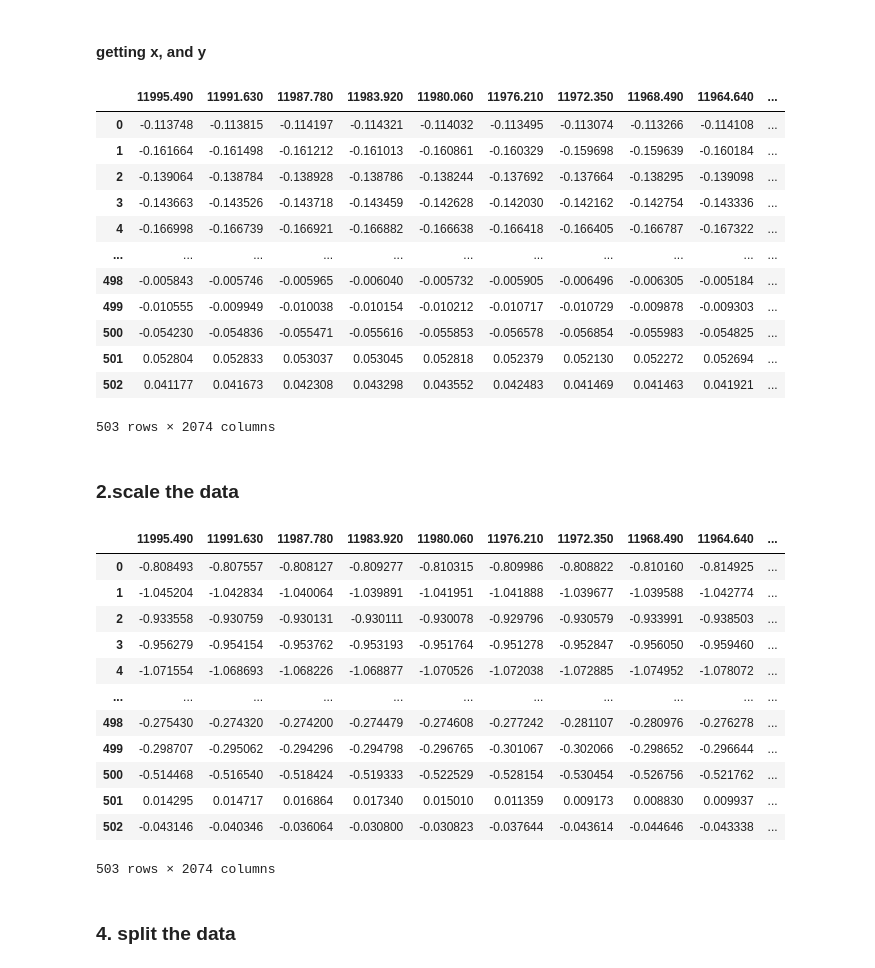
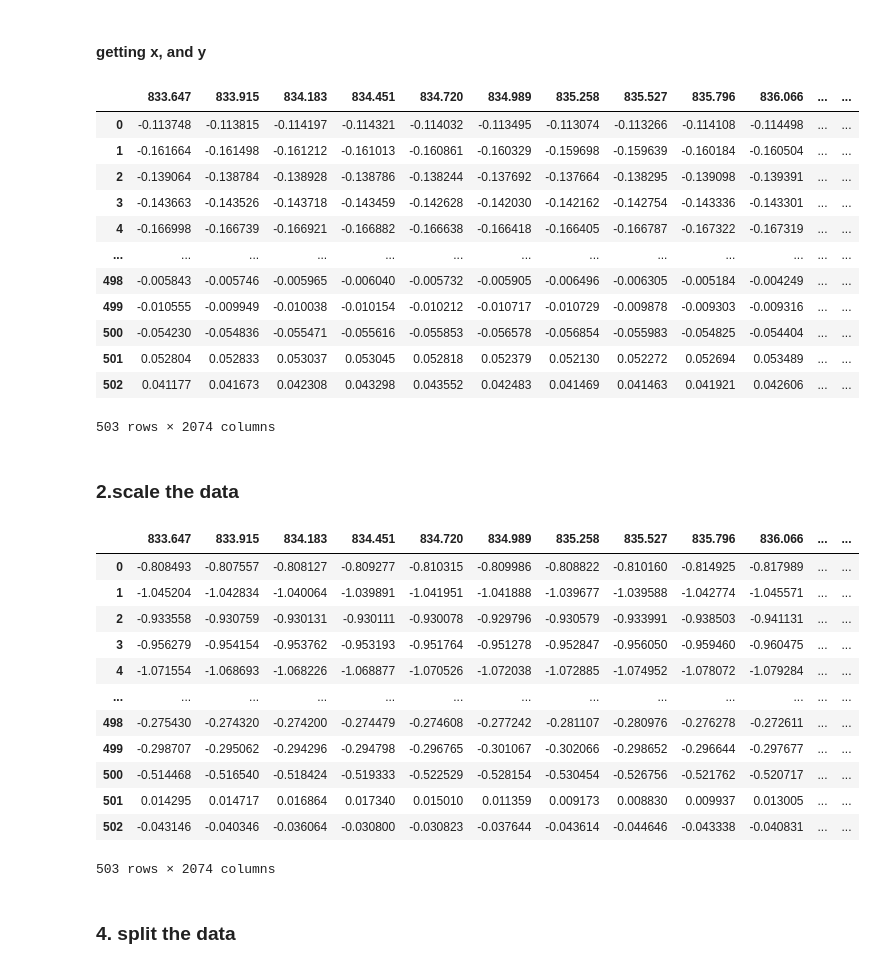
Before and after one commit to eahussein/apple_classification, a Jupyter notebook: workF_ml_1000.ipynb, the cells around one changed output. Saved outputs shown, nothing was run; the diff lists cells and outputs as text; code cells hidden in the pictures.

```diff
--- a/workF_ml_1000.ipynb
+++ b/workF_ml_1000.ipynb
@@ -26,3 +26,11 @@ df = pd.read_excel('/users/hussein/source/apple_classification/data/Detect-GS.xl
 df.shape
 # %% [output]
 (503, 2078)
+# %%
+wavenumbers = np.float_(df.columns[4:])
+type(wavenumbers[0])
+wavelengths = (1/wavenumbers)*10**7
+
+print(str(wavenumbers[0])+", "+ str(wavelengths[0]))
+df.columns.values[4:] = np.round(wavelengths, 3)
+df.head(4)
@@ -34,21 +50,21 @@ ax = sns.countplot(x="Condition",data=df)
 # %% [markdown]
 #### getting x, and y
 # %%
-df_input= df.drop(['Sample', 'Condition', 'Age', 'Source'], axis=1)
+df_input= df.iloc[:, 4: ]
 df_input
 # %% [output]
-|  | 11995.490 | 11991.630 | 11987.780 | 11983.920 | 11980.060 | 11976.210 | 11972.350 | 11968.490 | 11964.640 | ... |
-| 0 | -0.113748 | -0.113815 | -0.114197 | -0.114321 | -0.114032 | -0.113495 | -0.113074 | -0.113266 | -0.114108 | ... |
-| 1 | -0.161664 | -0.161498 | -0.161212 | -0.161013 | -0.160861 | -0.160329 | -0.159698 | -0.159639 | -0.160184 | ... |
-| 2 | -0.139064 | -0.138784 | -0.138928 | -0.138786 | -0.138244 | -0.137692 | -0.137664 | -0.138295 | -0.139098 | ... |
-| 3 | -0.143663 | -0.143526 | -0.143718 | -0.143459 | -0.142628 | -0.142030 | -0.142162 | -0.142754 | -0.143336 | ... |
-| 4 | -0.166998 | -0.166739 | -0.166921 | -0.166882 | -0.166638 | -0.166418 | -0.166405 | -0.166787 | -0.167322 | ... |
-| ... | ... | ... | ... | ... | ... | ... | ... | ... | ... | ... |
-| 498 | -0.005843 | -0.005746 | -0.005965 | -0.006040 | -0.005732 | -0.005905 | -0.006496 | -0.006305 | -0.005184 | ... |
-| 499 | -0.010555 | -0.009949 | -0.010038 | -0.010154 | -0.010212 | -0.010717 | -0.010729 | -0.009878 | -0.009303 | ... |
-| 500 | -0.054230 | -0.054836 | -0.055471 | -0.055616 | -0.055853 | -0.056578 | -0.056854 | -0.055983 | -0.054825 | ... |
-| 501 | 0.052804 | 0.052833 | 0.053037 | 0.053045 | 0.052818 | 0.052379 | 0.052130 | 0.052272 | 0.052694 | ... |
-| 502 | 0.041177 | 0.041673 | 0.042308 | 0.043298 | 0.043552 | 0.042483 | 0.041469 | 0.041463 | 0.041921 | ... |
+|  | 833.647 | 833.915 | 834.183 | 834.451 | 834.720 | 834.989 | 835.258 | 835.527 | 835.796 | 836.066 | ... | ... |
+| 0 | -0.113748 | -0.113815 | -0.114197 | -0.114321 | -0.114032 | -0.113495 | -0.113074 | -0.113266 | -0.114108 | -0.114498 | ... | ... |
+| 1 | -0.161664 | -0.161498 | -0.161212 | -0.161013 | -0.160861 | -0.160329 | -0.159698 | -0.159639 | -0.160184 | -0.160504 | ... | ... |
+| 2 | -0.139064 | -0.138784 | -0.138928 | -0.138786 | -0.138244 | -0.137692 | -0.137664 | -0.138295 | -0.139098 | -0.139391 | ... | ... |
+| 3 | -0.143663 | -0.143526 | -0.143718 | -0.143459 | -0.142628 | -0.142030 | -0.142162 | -0.142754 | -0.143336 | -0.143301 | ... | ... |
+| 4 | -0.166998 | -0.166739 | -0.166921 | -0.166882 | -0.166638 | -0.166418 | -0.166405 | -0.166787 | -0.167322 | -0.167319 | ... | ... |
+| ... | ... | ... | ... | ... | ... | ... | ... | ... | ... | ... | ... | ... |
+| 498 | -0.005843 | -0.005746 | -0.005965 | -0.006040 | -0.005732 | -0.005905 | -0.006496 | -0.006305 | -0.005184 | -0.004249 | ... | ... |
+| 499 | -0.010555 | -0.009949 | -0.010038 | -0.010154 | -0.010212 | -0.010717 | -0.010729 | -0.009878 | -0.009303 | -0.009316 | ... | ... |
+| 500 | -0.054230 | -0.054836 | -0.055471 | -0.055616 | -0.055853 | -0.056578 | -0.056854 | -0.055983 | -0.054825 | -0.054404 | ... | ... |
+| 501 | 0.052804 | 0.052833 | 0.053037 | 0.053045 | 0.052818 | 0.052379 | 0.052130 | 0.052272 | 0.052694 | 0.053489 | ... | ... |
+| 502 | 0.041177 | 0.041673 | 0.042308 | 0.043298 | 0.043552 | 0.042483 | 0.041469 | 0.041463 | 0.041921 | 0.042606 | ... | ... |
 503 rows × 2074 columns
 # %%
 y = df['Condition']
@@ -65,18 +81,18 @@ df_input_scaled = pd.DataFrame(input_scaled, columns = df_input.columns)
 
 df_input_scaled
 # %% [output]
-|  | 11995.490 | 11991.630 | 11987.780 | 11983.920 | 11980.060 | 11976.210 | 11972.350 | 11968.490 | 11964.640 | ... |
-| 0 | -0.808493 | -0.807557 | -0.808127 | -0.809277 | -0.810315 | -0.809986 | -0.808822 | -0.810160 | -0.814925 | ... |
-| 1 | -1.045204 | -1.042834 | -1.040064 | -1.039891 | -1.041951 | -1.041888 | -1.039677 | -1.039588 | -1.042774 | ... |
-| 2 | -0.933558 | -0.930759 | -0.930131 | -0.930111 | -0.930078 | -0.929796 | -0.930579 | -0.933991 | -0.938503 | ... |
-| 3 | -0.956279 | -0.954154 | -0.953762 | -0.953193 | -0.951764 | -0.951278 | -0.952847 | -0.956050 | -0.959460 | ... |
-| 4 | -1.071554 | -1.068693 | -1.068226 | -1.068877 | -1.070526 | -1.072038 | -1.072885 | -1.074952 | -1.078072 | ... |
-| ... | ... | ... | ... | ... | ... | ... | ... | ... | ... | ... |
-| 498 | -0.275430 | -0.274320 | -0.274200 | -0.274479 | -0.274608 | -0.277242 | -0.281107 | -0.280976 | -0.276278 | ... |
-| 499 | -0.298707 | -0.295062 | -0.294296 | -0.294798 | -0.296765 | -0.301067 | -0.302066 | -0.298652 | -0.296644 | ... |
-| 500 | -0.514468 | -0.516540 | -0.518424 | -0.519333 | -0.522529 | -0.528154 | -0.530454 | -0.526756 | -0.521762 | ... |
-| 501 | 0.014295 | 0.014717 | 0.016864 | 0.017340 | 0.015010 | 0.011359 | 0.009173 | 0.008830 | 0.009937 | ... |
-| 502 | -0.043146 | -0.040346 | -0.036064 | -0.030800 | -0.030823 | -0.037644 | -0.043614 | -0.044646 | -0.043338 | ... |
+|  | 833.647 | 833.915 | 834.183 | 834.451 | 834.720 | 834.989 | 835.258 | 835.527 | 835.796 | 836.066 | ... | ... |
+| 0 | -0.808493 | -0.807557 | -0.808127 | -0.809277 | -0.810315 | -0.809986 | -0.808822 | -0.810160 | -0.814925 | -0.817989 | ... | ... |
+| 1 | -1.045204 | -1.042834 | -1.040064 | -1.039891 | -1.041951 | -1.041888 | -1.039677 | -1.039588 | -1.042774 | -1.045571 | ... | ... |
+| 2 | -0.933558 | -0.930759 | -0.930131 | -0.930111 | -0.930078 | -0.929796 | -0.930579 | -0.933991 | -0.938503 | -0.941131 | ... | ... |
+| 3 | -0.956279 | -0.954154 | -0.953762 | -0.953193 | -0.951764 | -0.951278 | -0.952847 | -0.956050 | -0.959460 | -0.960475 | ... | ... |
+| 4 | -1.071554 | -1.068693 | -1.068226 | -1.068877 | -1.070526 | -1.072038 | -1.072885 | -1.074952 | -1.078072 | -1.079284 | ... | ... |
+| ... | ... | ... | ... | ... | ... | ... | ... | ... | ... | ... | ... | ... |
+| 498 | -0.275430 | -0.274320 | -0.274200 | -0.274479 | -0.274608 | -0.277242 | -0.281107 | -0.280976 | -0.276278 | -0.272611 | ... | ... |
+| 499 | -0.298707 | -0.295062 | -0.294296 | -0.294798 | -0.296765 | -0.301067 | -0.302066 | -0.298652 | -0.296644 | -0.297677 | ... | ... |
+| 500 | -0.514468 | -0.516540 | -0.518424 | -0.519333 | -0.522529 | -0.528154 | -0.530454 | -0.526756 | -0.521762 | -0.520717 | ... | ... |
+| 501 | 0.014295 | 0.014717 | 0.016864 | 0.017340 | 0.015010 | 0.011359 | 0.009173 | 0.008830 | 0.009937 | 0.013005 | ... | ... |
+| 502 | -0.043146 | -0.040346 | -0.036064 | -0.030800 | -0.030823 | -0.037644 | -0.043614 | -0.044646 | -0.043338 | -0.040831 | ... | ... |
 503 rows × 2074 columns
 # %% [markdown]
 ### 4. split the data
```
Also changed, not shown: parts of 11 cells of this notebook, 2 other files.
